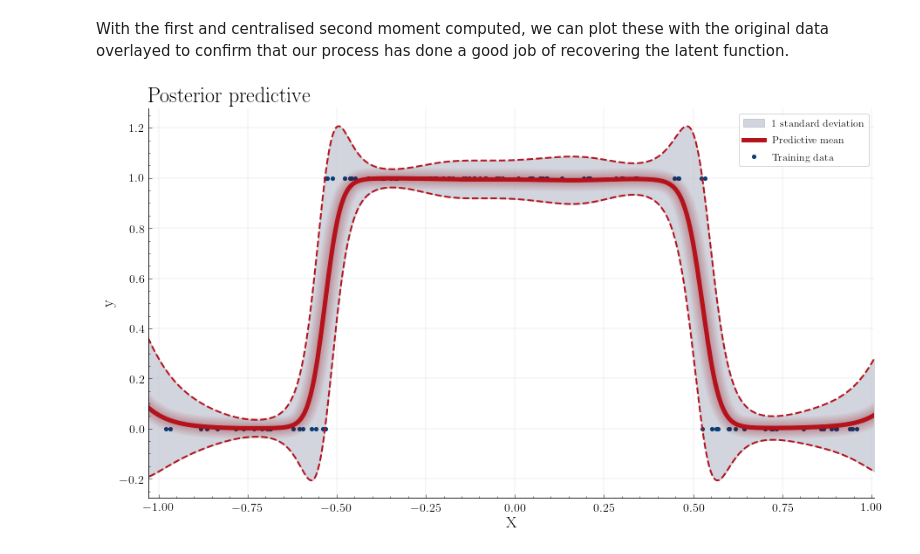
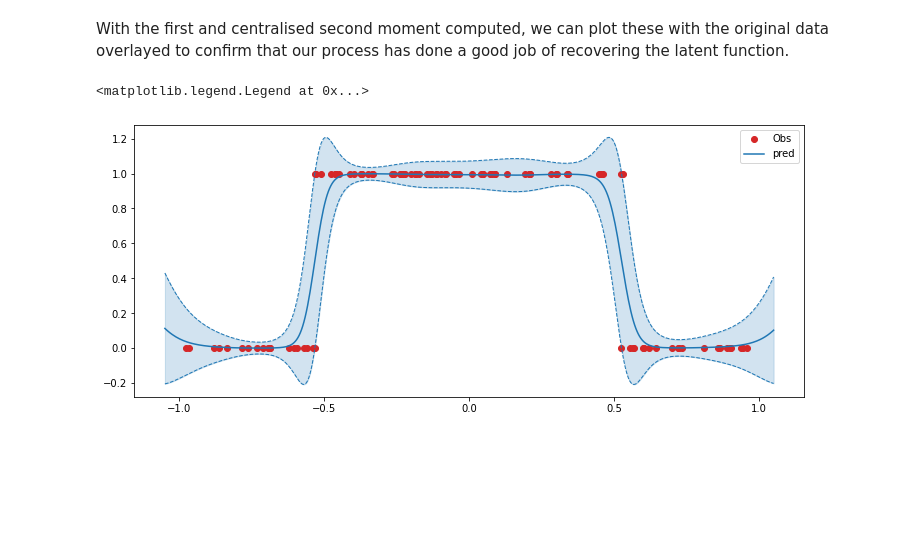
Before and after one commit to JaxGaussianProcesses/GPJax, a Jupyter notebook: docs/nbs/classification.ipynb, the cells around one changed output. Drawn from its saved outputs; the diff is of its cells as text; code cells hidden in the pictures; blank space fills up the shorter version.

```diff
--- a/docs/nbs/classification.ipynb
+++ b/docs/nbs/classification.ipynb
@@ -61,4 +44,7 @@ params = unconstrainer(params)
+# %%
+params, constrainer, unconstrainer = gpx.initialise(posterior)
+params = gpx.transform(params, unconstrainer)
 # %% [markdown]
 With a posterior in place, we can estimate the maximum a posteriori using ObJax's optimisers. However, our Gaussian process is no longer conjugate, meaning that in addition to the kernel's hyperparameters, we are also tasked with learning the values of process' latent function.
 # %%
-mll = jax.jit(gpx.marginal_ll(posterior, transform=constrainer, negative=True))
+mll = jax.jit(posterior.marginal_log_likelihood(training, constrainer, negative=True))
@@ -92,21 +51,26 @@ final_params = constrainer(get_params(opt_state))
+# %%
+from gpjax.abstractions import fit
+
+opt_init, opt_update, get_params = optimizers.adam(step_size=0.01)
+optimised_params = fit(mll, params, opt_init, opt_update, get_params, n_iters=1000)
+optimised_params = gpx.transform(optimised_params, constrainer)
 # %%
-mu = gpx.mean(posterior, final_params, training)(xtest)
-sigma = 1.96 * jnp.sqrt(gpx.variance(posterior, final_params, training)(xtest))
+mu = posterior.mean(training, optimised_params)(xtest)
+sigma =jnp.sqrt(posterior.variance(training, optimised_params)(xtest))
 # %% [markdown]
 With the first and centralised second moment computed, we can plot these with the original data overlayed to confirm that our process has done a good job of recovering the latent function.
-# %%
-gpv.plot(
-    key,
-    posterior,
-    final_params,
-    training,
-    xtest,
-    std_devs=[1],
-    title="Posterior predictive",
-    legend=True,
-)
-# %% [output]
-[figure, removed]
+# %%
+fig, ax = plt.subplots(figsize=(12, 5))
+ax.plot(x, y, 'o', label='Obs', color='tab:red')
+ax.plot(xtest, mu, label='pred', color='tab:blue')
+ax.fill_between(xtest.squeeze(), mu.squeeze()-sigma, mu.squeeze() + sigma, alpha=0.2, color='tab:blue')
+ax.plot(xtest, mu.squeeze()-sigma, color='tab:blue', linestyle='--', linewidth=1)
+ax.plot(xtest, mu.squeeze()+sigma, color='tab:blue', linestyle='--', linewidth=1)
+
+ax.legend()
+# %% [output]
+<matplotlib.legend.Legend at 0x...>
+[figure, added]
 # %%
 %load_ext watermark
 %watermark -n -u -v -iv -w -a "Thomas Pinder"
```
Also changed, not shown: parts of 12 cells of this notebook, 54 other files.
